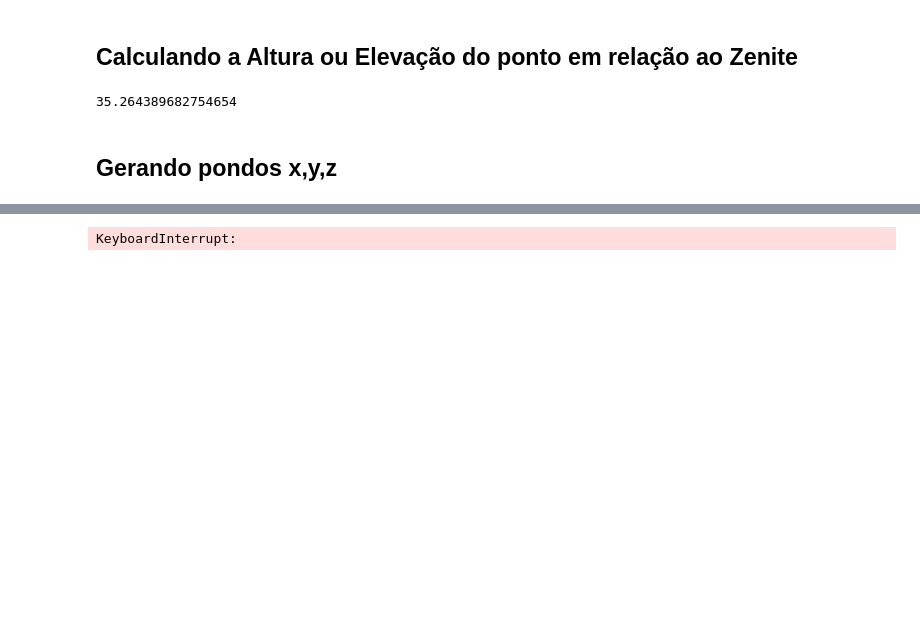
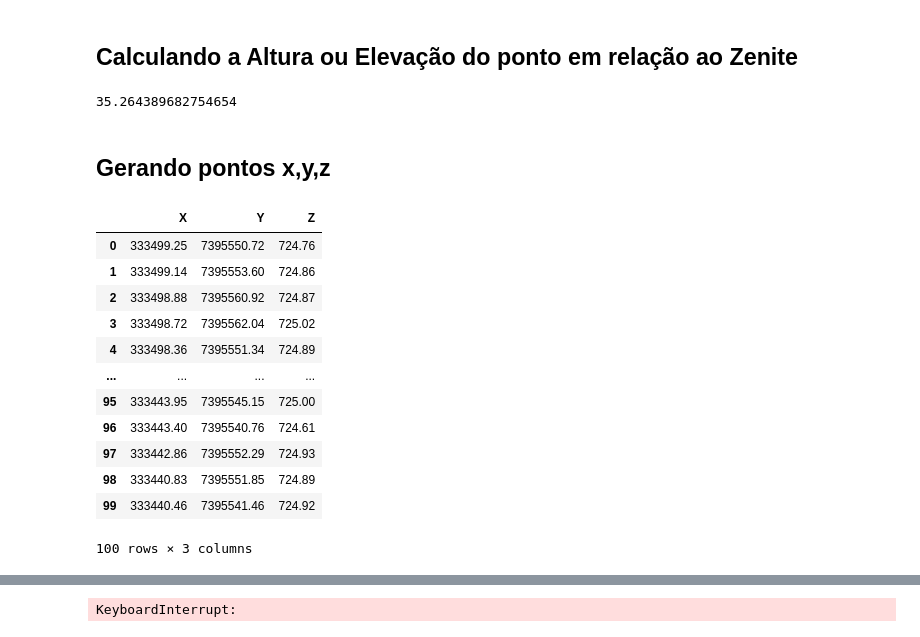
Before and after one commit to geoinfo-smdu/fator-de-visao-do-ceu, a Jupyter notebook: SVF from LiDAR.ipynb, the cells around one changed output, grey strips where cells are left out. Saved outputs shown, nothing was run; the diff lists cells and outputs as text; code cells hidden in the pictures; blank space fills up the shorter version.

```diff
--- a/SVF from LiDAR.ipynb
+++ b/SVF from LiDAR.ipynb
@@ -123,11 +123,27 @@ altura_graus(0,0,0,1,1,1)
 # %% [output]
 35.264389682754654
 # %% [markdown]
-## Gerando pondos x,y,z
+## Gerando pontos x,y,z
 # %%
 # Utilizando somente os 10 primeiros registros para fins de performance
 df_ground = pd.DataFrame.from_records(df[df.Classification == 2][['X', 'Y', 'Z']].head(100))
-df_ground = df_ground.set_index(['X', 'Y', 'Z'])
+#df_ground = df_ground.set_index(['X', 'Y', 'Z'])
+# %%
+df_ground
+# %% [output]
+|  | X | Y | Z |
+| 0 | 333499.25 | 7395550.72 | 724.76 |
+| 1 | 333499.14 | 7395553.60 | 724.86 |
+| 2 | 333498.88 | 7395560.92 | 724.87 |
+| 3 | 333498.72 | 7395562.04 | 725.02 |
+| 4 | 333498.36 | 7395551.34 | 724.89 |
+| ... | ... | ... | ... |
+| 95 | 333443.95 | 7395545.15 | 725.00 |
+| 96 | 333443.40 | 7395540.76 | 724.61 |
+| 97 | 333442.86 | 7395552.29 | 724.93 |
+| 98 | 333440.83 | 7395551.85 | 724.89 |
+| 99 | 333440.46 | 7395541.46 | 724.92 |
+100 rows × 3 columns
 # %%
 df_building = pd.DataFrame.from_records(df[df.Classification == 6][['X', 'Y', 'Z']])
 df_building = df_building.rename(columns={'X':'X1', 'Y':'Y1', 'Z':'Z1'})
```
Also changed, not shown: parts of 9 cells of this notebook.
